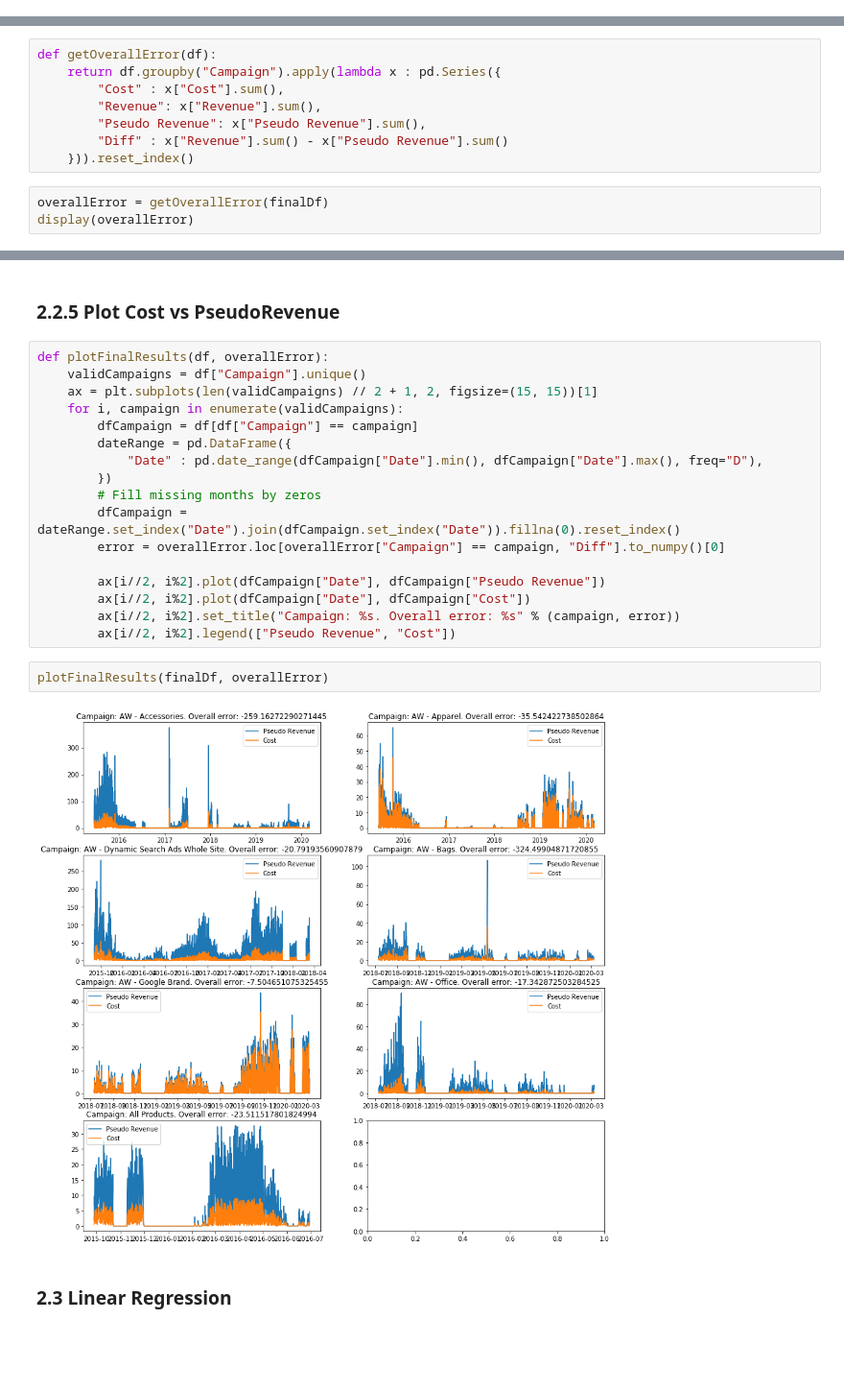
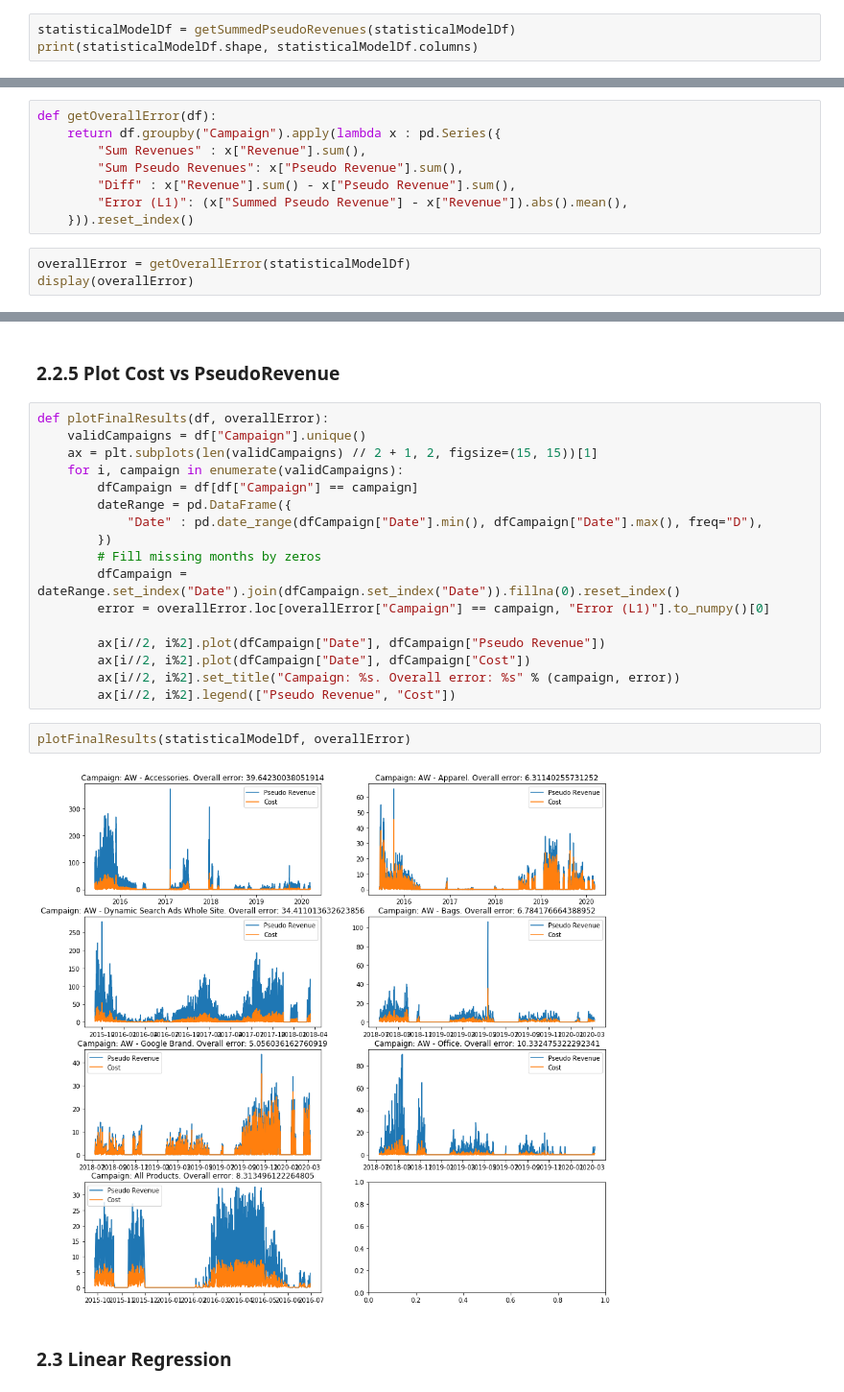
Before and after one commit to Morphl-AI/Ecommerce-Marketing-Spend-Optimization, a Jupyter notebook: Notebooks/3. Budget allocation - pseudo-revenue - first-revenue assumption - baseline statistical model .ipynb, the cells around one changed output, grey strips where cells are left out. Shown at 96% size. Drawn from its saved outputs; the diff is of its cells as text; blank space fills up the shorter version.

```diff
--- a/Notebooks/3. Budget allocation - pseudo-revenue - first-revenue assumption - baseline statistical model .ipynb
+++ b/Notebooks/3. Budget allocation - pseudo-revenue - first-revenue assumption - baseline statistical model .ipynb
@@ -250,0 +330,3 @@ finalDf = createPseudoRevenues(models, validDf)
+# %%
+statisticalModelDf = getSummedPseudoRevenues(statisticalModelDf)
+print(statisticalModelDf.shape, statisticalModelDf.columns)
@@ -253,12 +396,12 @@ finalDf = createPseudoRevenues(models, validDf)
 # %%
 def getOverallError(df):
     return df.groupby("Campaign").apply(lambda x : pd.Series({
-        "Cost" : x["Cost"].sum(),
-        "Revenue": x["Revenue"].sum(),
-        "Pseudo Revenue": x["Pseudo Revenue"].sum(),
-        "Diff" : x["Revenue"].sum() - x["Pseudo Revenue"].sum()
+        "Sum Revenues" : x["Revenue"].sum(),
+        "Sum Pseudo Revenues": x["Pseudo Revenue"].sum(),
+        "Diff" : x["Revenue"].sum() - x["Pseudo Revenue"].sum(),
+        "Error (L1)": (x["Summed Pseudo Revenue"] - x["Revenue"]).abs().mean(),
     })).reset_index()
 # %%
-overallError = getOverallError(finalDf)
+overallError = getOverallError(statisticalModelDf)
 display(overallError)
 # %% [output]
@@ -283,16 +426,16 @@ def plotFinalResults(df, overallError):
         })
         # Fill missing months by zeros
         dfCampaign = dateRange.set_index("Date").join(dfCampaign.set_index("Date")).fillna(0).reset_index()
-        error = overallError.loc[overallError["Campaign"] == campaign, "Diff"].to_numpy()[0]
+        error = overallError.loc[overallError["Campaign"] == campaign, "Error (L1)"].to_numpy()[0]
 
         ax[i//2, i%2].plot(dfCampaign["Date"], dfCampaign["Pseudo Revenue"])
         ax[i//2, i%2].plot(dfCampaign["Date"], dfCampaign["Cost"])
         ax[i//2, i%2].set_title("Campaign: %s. Overall error: %s" % (campaign, error))
         ax[i//2, i%2].legend(["Pseudo Revenue", "Cost"])
 # %%
-plotFinalResults(finalDf, overallError)
+plotFinalResults(statisticalModelDf, overallError)
 # %% [output]
-[figure, old version]
+[figure, new version]
 # %% [markdown]
 ### 2.3 Linear Regression
 # %% [markdown]
```
Also changed, not shown: parts of 45 cells of this notebook.
